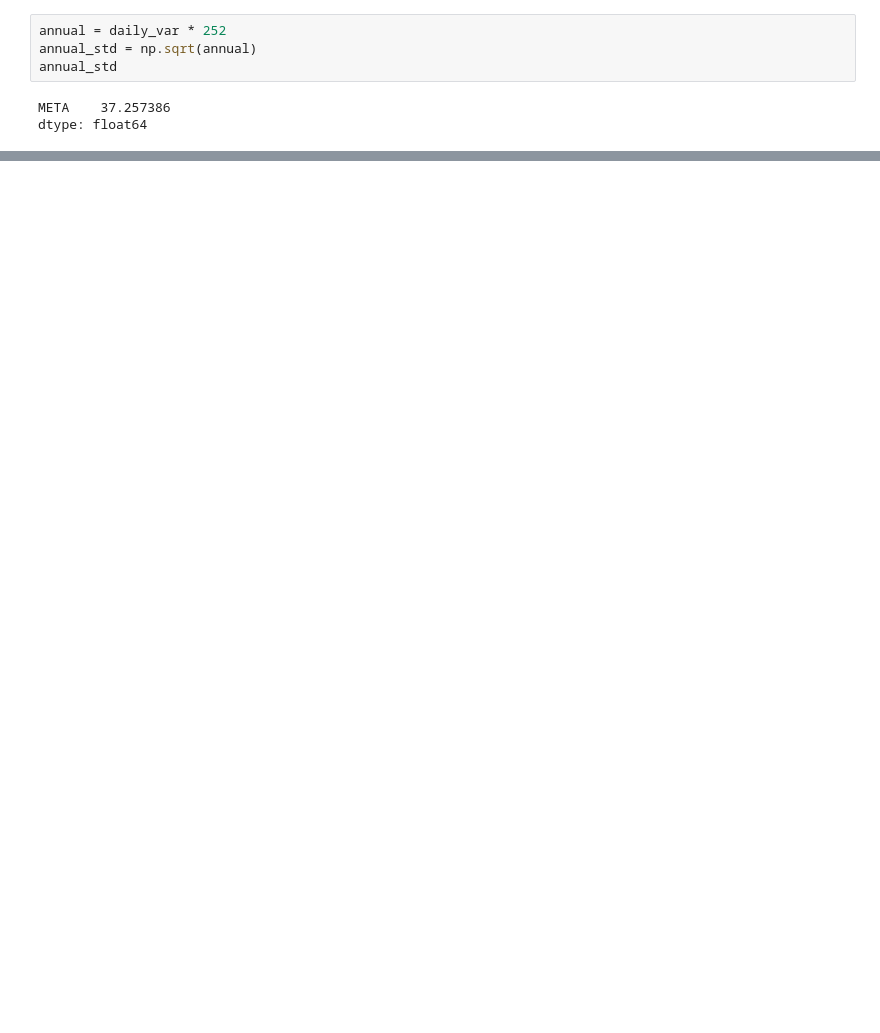
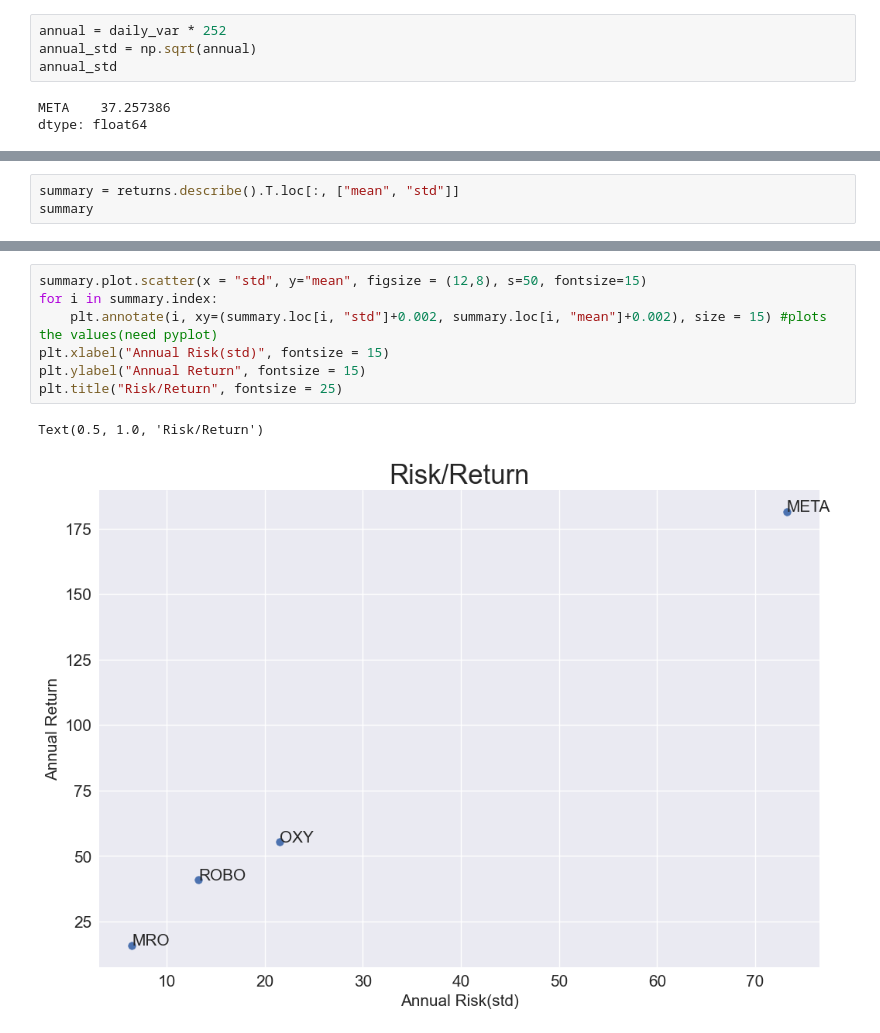
Before and after one commit to UditKarth/Quant, a Jupyter notebook: Algorithmic Trading Python.ipynb, the cells around one changed output, grey strips where cells are left out. Drawn from its saved outputs; the diff is of its cells as text; blank space fills up the shorter version.

```diff
--- a/Algorithmic Trading Python.ipynb
+++ b/Algorithmic Trading Python.ipynb
@@ -549,0 +555,3 @@ ret.describe().T #makes a table
+# %%
+summary = returns.describe().T.loc[:, ["mean", "std"]]
+summary
@@ -549,0 +564,10 @@ ret.describe().T #makes a table
+# %%
+summary.plot.scatter(x = "std", y="mean", figsize = (12,8), s=50, fontsize=15)
+for i in summary.index:
+    plt.annotate(i, xy=(summary.loc[i, "std"]+0.002, summary.loc[i, "mean"]+0.002), size = 15) #plots the values(need pyplot)
+plt.xlabel("Annual Risk(std)", fontsize = 15)
+plt.ylabel("Annual Return", fontsize = 15)
+plt.title("Risk/Return", fontsize = 25)
+# %% [output]
+Text(0.5, 1.0, 'Risk/Return')
+[figure, added]
```
Also changed, not shown: parts of 18 cells of this notebook.
